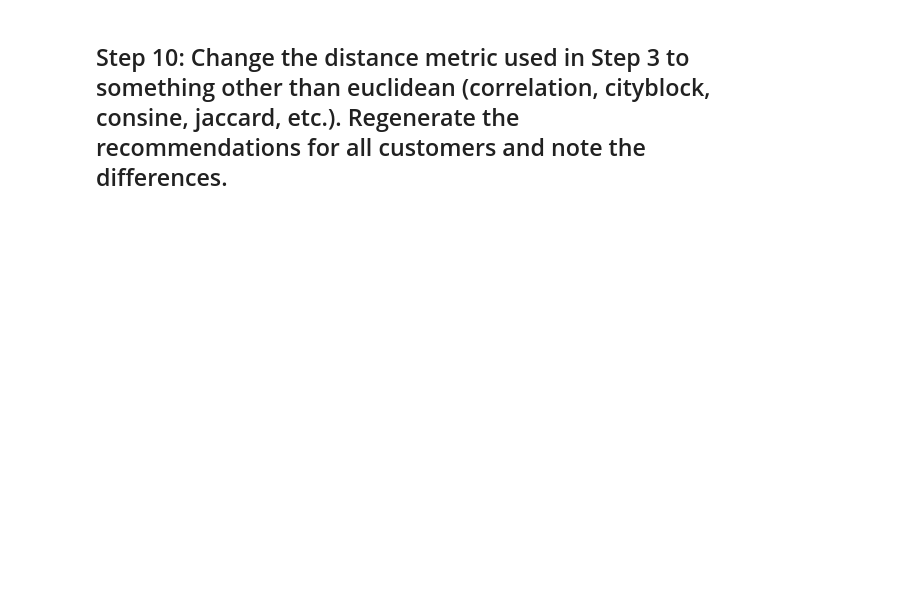
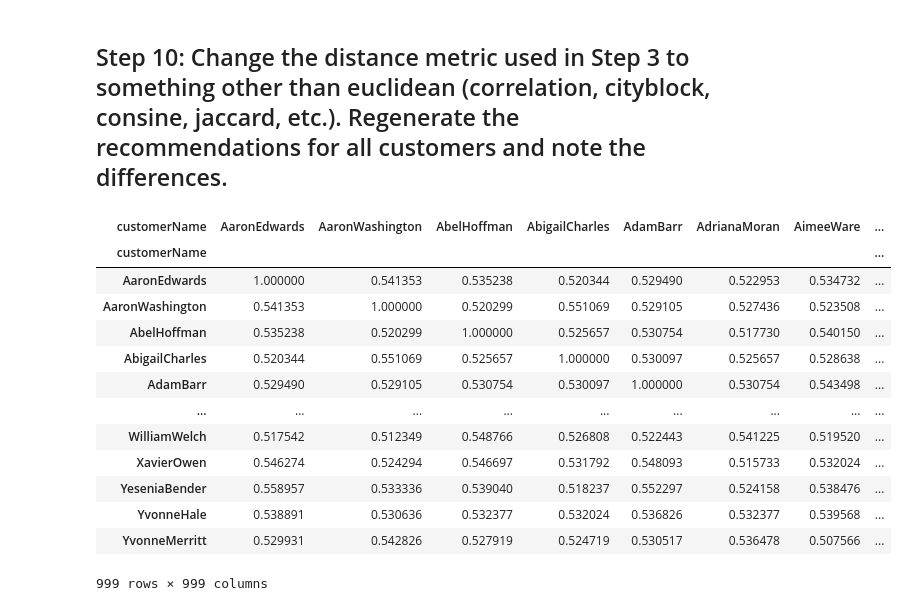
Before and after one commit to alvaro-saez/dataptmad1121_labs, a Jupyter notebook: extra-work/m2/lab-intro-recommender-systems/your-code/[lab-intro-recommender-systems] Alvaro Saez.ipynb, the cells around one changed output. Saved outputs shown, nothing was run; the diff lists cells and outputs as text; code cells hidden in the pictures; blank space fills up the shorter version.

```diff
--- a/extra-work/m2/lab-intro-recommender-systems/your-code/[lab-intro-recommender-systems] Alvaro Saez.ipynb
+++ b/extra-work/m2/lab-intro-recommender-systems/your-code/[lab-intro-recommender-systems] Alvaro Saez.ipynb
@@ -304,2 +321,26 @@ step_9
 # %% [markdown]
 ## Step 10: Change the distance metric used in Step 3 to something other than euclidean (correlation, cityblock, consine, jaccard, etc.). Regenerate the recommendations for all customers and note the differences.
+# %%
+#pdist()
+#squareform()
+#1/(1+ dataFrame)
+#pd.DataFrame()
+step_10_pdist_calculation_squared_norm = pd.DataFrame(1/(1+ squareform(pdist(X=data_2_transposed, metric='cosine'))),
+                                             index=data_2_transposed.index,
+                                             columns=data_2_transposed.index)
+step_10_pdist_calculation_squared_norm
+# %% [output]
+| customerName | AaronEdwards | AaronWashington | AbelHoffman | AbigailCharles | AdamBarr | AdrianaMoran | AimeeWare | ... |
+| customerName |  |  |  |  |  |  |  | ... |
+| AaronEdwards | 1.000000 | 0.541353 | 0.535238 | 0.520344 | 0.529490 | 0.522953 | 0.534732 | ... |
+| AaronWashington | 0.541353 | 1.000000 | 0.520299 | 0.551069 | 0.529105 | 0.527436 | 0.523508 | ... |
+| AbelHoffman | 0.535238 | 0.520299 | 1.000000 | 0.525657 | 0.530754 | 0.517730 | 0.540150 | ... |
+| AbigailCharles | 0.520344 | 0.551069 | 0.525657 | 1.000000 | 0.530097 | 0.525657 | 0.528638 | ... |
+| AdamBarr | 0.529490 | 0.529105 | 0.530754 | 0.530097 | 1.000000 | 0.530754 | 0.543498 | ... |
+| ... | ... | ... | ... | ... | ... | ... | ... | ... |
+| WilliamWelch | 0.517542 | 0.512349 | 0.548766 | 0.526808 | 0.522443 | 0.541225 | 0.519520 | ... |
+| XavierOwen | 0.546274 | 0.524294 | 0.546697 | 0.531792 | 0.548093 | 0.515733 | 0.532024 | ... |
+| YeseniaBender | 0.558957 | 0.533336 | 0.539040 | 0.518237 | 0.552297 | 0.524158 | 0.538476 | ... |
+| YvonneHale | 0.538891 | 0.530636 | 0.532377 | 0.532024 | 0.536826 | 0.532377 | 0.539568 | ... |
+| YvonneMerritt | 0.529931 | 0.542826 | 0.527919 | 0.524719 | 0.530517 | 0.536478 | 0.507566 | ... |
+999 rows × 999 columns
```
Also changed, not shown: parts of 4 cells of this notebook.
